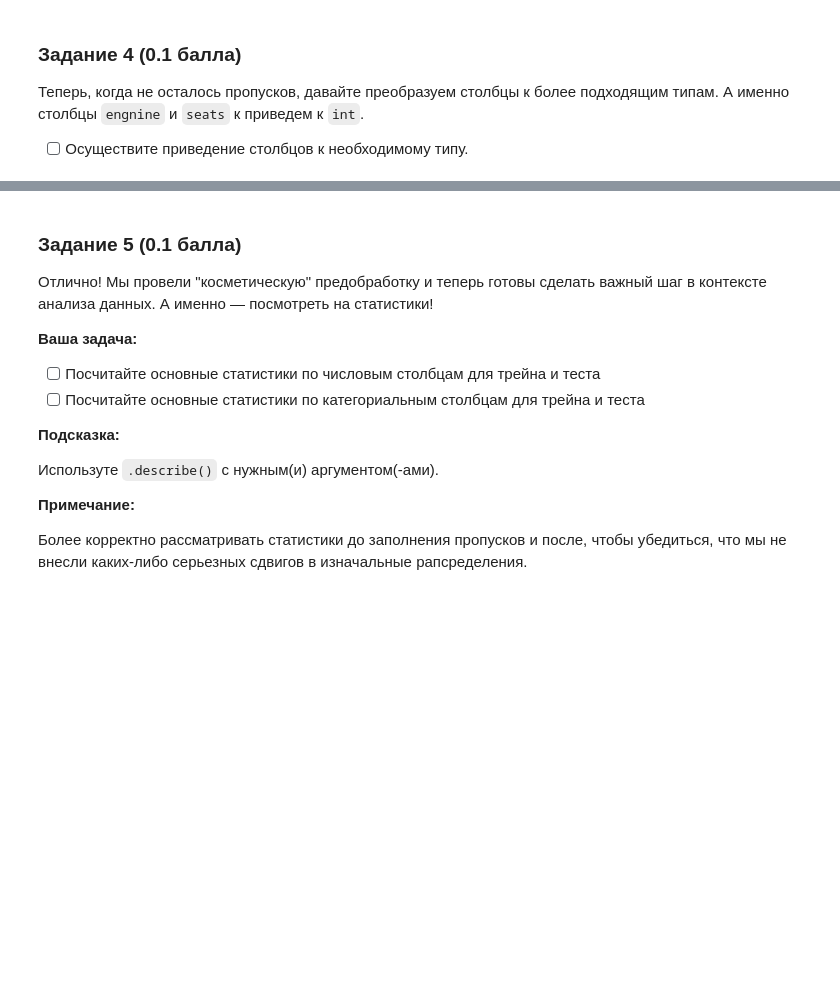
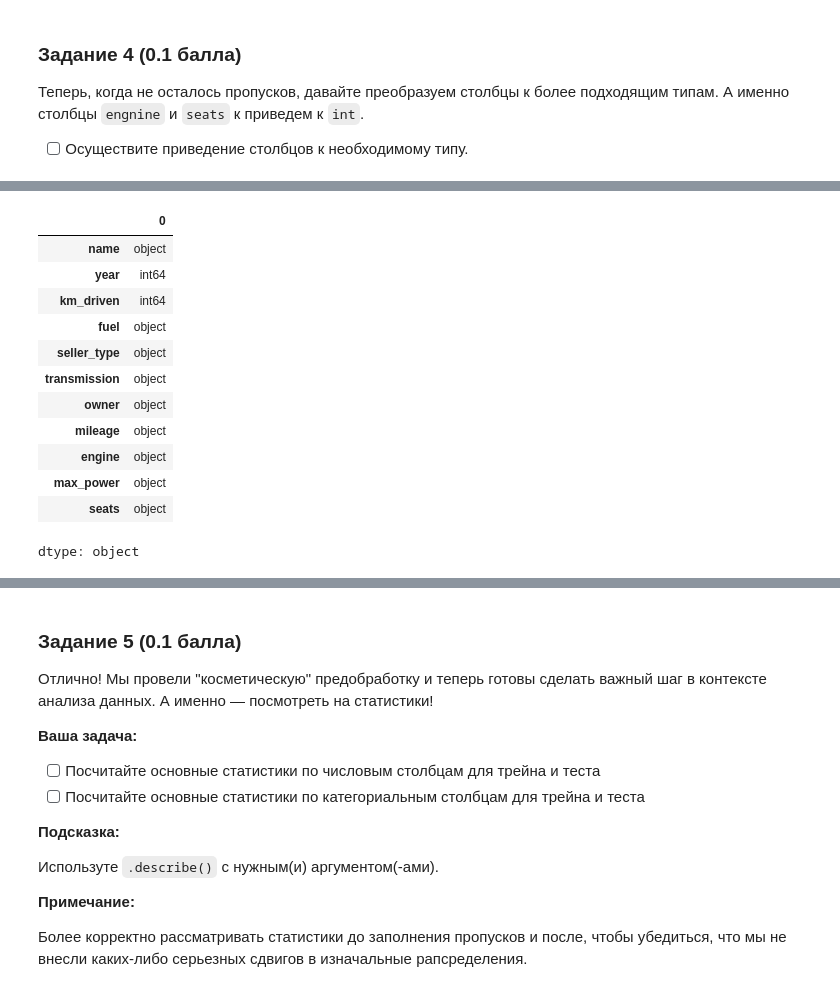
Before and after one commit to VladislavTokarev02/AI_ML_homework, a Jupyter notebook: Hometasks/Base/AI_HW1_Regression_with_inference_base.ipynb, the cells around one changed output, grey strips where cells are left out. Cells and saved outputs as stored; diff of their text form; code cells hidden in the pictures; blank space fills up the shorter version.

```diff
--- a/Hometasks/Base/AI_HW1_Regression_with_inference_base.ipynb
+++ b/Hometasks/Base/AI_HW1_Regression_with_inference_base.ipynb
@@ -335,6 +417,22 @@ df_train['seats'].unique()
 # %%
-df_train['engine'] = df_train['engine'].astype('int')
-df_train['seats'] = df_train['seats'].astype('int')
+#df_train['engine'] = df_train['engine'].dtype
+#df_train['seats']
+# %%
+df_train.dtypes
+# %% [output]
+|  | 0 |
+| name | object |
+| year | int64 |
+| km_driven | int64 |
+| fuel | object |
+| seller_type | object |
+| transmission | object |
+| owner | object |
+| mileage | object |
+| engine | object |
+| max_power | object |
+| seats | object |
+dtype: object
 # %%
 df_test['engine'] = df_test['engine'].astype('int')
 df_test['seats'] = df_test['seats'].astype('int')
```
Also changed, not shown: parts of 29 cells of this notebook.
